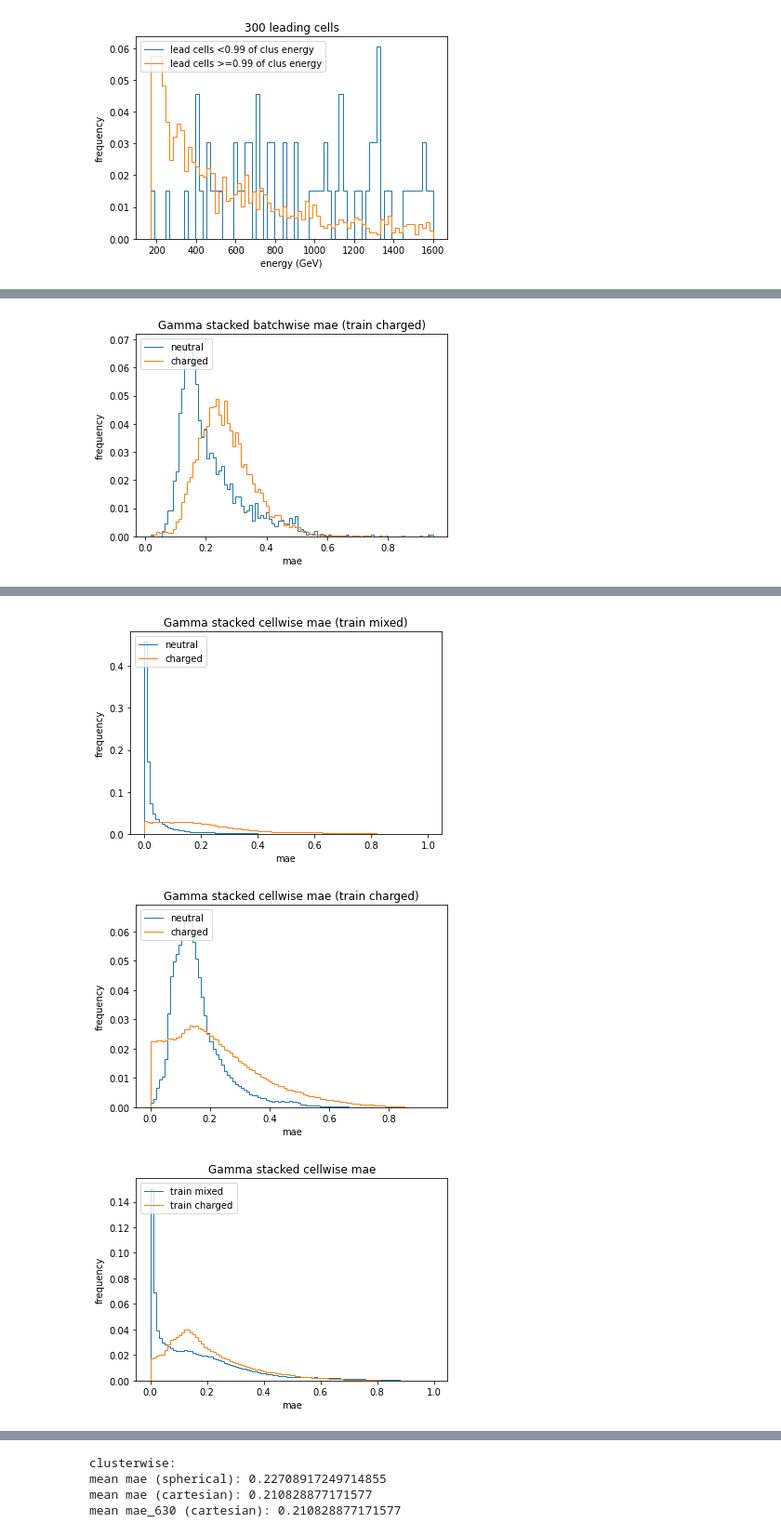
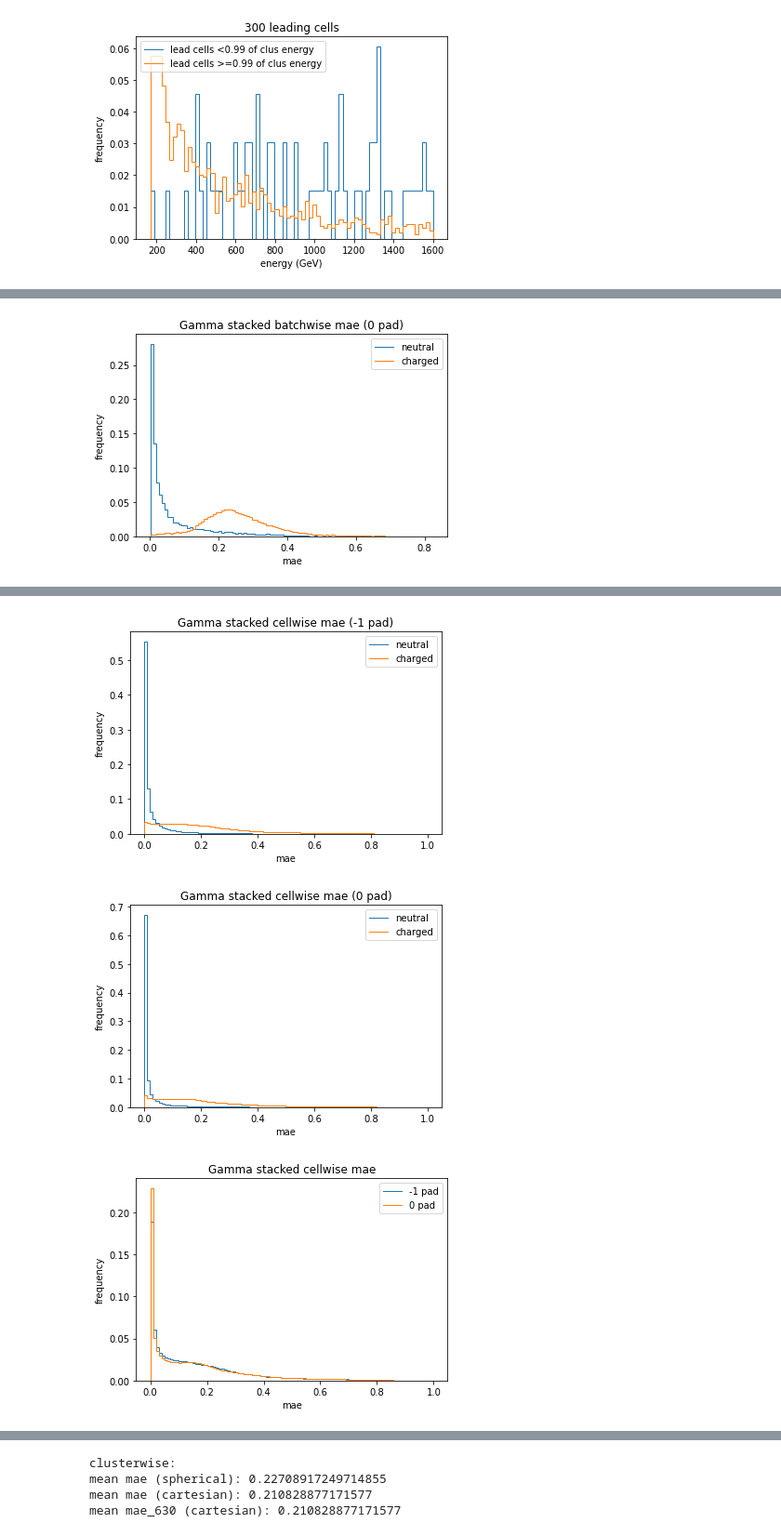
Before and after one commit to markojovo/JetPointNet, a Jupyter notebook: nbs/pion_analysis.ipynb, the cells around one changed output, grey strips where cells are left out. Shown at 93% size. Saved outputs shown, nothing was run; the diff lists cells and outputs as text; code cells hidden in the pictures.

```diff
--- a/nbs/pion_analysis.ipynb
+++ b/nbs/pion_analysis.ipynb
@@ -272,15 +346,18 @@ preds = preds_ca
 mae_sp = []
 mae_ca = []
 mae_ca_630 = []
-mae_tr_m_tst_m = []
-mae_tr_c_tst_m = []
+mae_1 = []
+mae_2 = []
 for i, clus_truth in enumerate(truth):
     not_padding = (clus_truth != -1)
-    mae_sp.append(np.mean(np.abs(preds_sp[i][not_padding] - clus_truth[not_padding])))
-    mae_ca.append(np.mean(np.abs(preds_ca[i][not_padding] - clus_truth[not_padding])))
-    mae_ca_630.append(np.mean(np.abs(preds_ca_630[i][not_padding[:630]] - clus_truth[not_padding][:630])))
-    mae_tr_m_tst_m.append(np.mean(np.abs(preds_train_mixed_test_mixed[i][not_padding] - clus_truth[not_padding])))
-    mae_tr_c_tst_m.append(np.mean(np.abs(preds_train_charged_test_mixed[i][not_padding] - clus_truth[not_padding])))
+    #mae_sp.append(np.mean(np.abs(preds_sp[i][not_padding] - clus_truth[not_padding])))
+    #mae_ca.append(np.mean(np.abs(preds_ca[i][not_padding] - clus_truth[not_padding])))
+    #mae_ca_630.append(np.mean(np.abs(preds_ca_630[i][not_padding[:630]] - clus_truth[not_padding][:630])))
+    mae_1.append(np.mean(np.abs(preds_1[i][not_padding] - clus_truth[not_padding])))
+    mae_2.append(np.mean(np.abs(preds_2[i][not_padding] - clus_truth[not_padding])))
 
 
 mae = mae_ca
+
+print("len mae:", len(mae_1))
+print("num clus in data:", len(processed_event_data["truth_particle"]))
@@ -287,42 +367,42 @@ mae = mae_ca
 # %%
 # plot mae seperate for pi+/- and pi0 - clusterwise
-mae_tr_m_tst_m = np.array(mae_tr_m_tst_m)
-mae_tr_c_tst_m = np.array(mae_tr_c_tst_m)
+mae_1 = np.array(mae_1)
+mae_2 = np.array(mae_2)
 
-neutral_cut = np.array(processed_event_data["truth_particle"])[:len(mae)] == 0
-charged_cut = np.array(processed_event_data["truth_particle"])[:len(mae)] == 1
+neutral_cut = np.array(processed_event_data["truth_particle"])[:len(mae_1)] == 0
+charged_cut = np.array(processed_event_data["truth_particle"])[:len(mae_1)] == 1
 
 
-print("mae (train mixed):", np.mean(mae_tr_m_tst_m))
-print("mae (neutral):", np.mean(mae_tr_m_tst_m[neutral_cut]))
-print("mae (charged):", np.mean(mae_tr_m_tst_m[charged_cut]))
-print("mae (train charged):", np.mean(mae_tr_c_tst_m))
-print("mae (neutral):", np.mean(mae_tr_c_tst_m[neutral_cut]))
-print("mae (charged):", np.mean(mae_tr_c_tst_m[charged_cut]))
+print("mae (train " + model_label_1 + "):", np.mean(mae_1))
+print("mae (neutral):", np.mean(mae_1[neutral_cut]))
+print("mae (charged):", np.mean(mae_1[charged_cut]))
+print("mae (train " + model_label_2 + "):", np.mean(mae_2))
+print("mae (neutral):", np.mean(mae_2[neutral_cut]))
+print("mae (charged):", np.mean(mae_2[charged_cut]))
 
-pu.plot_overlay_hist([mae_tr_m_tst_m[neutral_cut], mae_tr_m_tst_m[charged_cut]], 100, "Gamma stacked batchwise mae (train mixed)", "mae", "frequency", ["neutral", "charged"])
-pu.plot_overlay_hist([mae_tr_c_tst_m[neutral_cut], mae_tr_c_tst_m[charged_cut]], 100, "Gamma stacked batchwise mae (train charged)", "mae", "frequency", ["neutral", "charged"])
+pu.plot_overlay_hist([mae_1[neutral_cut], mae_1[charged_cut]], 100, "Gamma stacked batchwise mae (" + model_label_1 + ")", "mae", "frequency", ["neutral", "charged"])
+pu.plot_overlay_hist([mae_2[neutral_cut], mae_2[charged_cut]], 100, "Gamma stacked batchwise mae (" + model_label_2 + ")", "mae", "frequency", ["neutral", "charged"])
 
 # plot pointwise loss comparison
 unmasked_cut = truth != -1
-cellwise_mae_tr_m_tst_m = np.abs(truth[unmasked_cut] - preds_train_mixed_test_mixed[unmasked_cut])
-cellwise_mae_tr_c_tst_m = np.abs(truth[unmasked_cut] - preds_train_charged_test_mixed[unmasked_cut])
+cellwise_mae_1 = np.abs(truth[unmasked_cut] - preds_1[unmasked_cut])
+cellwise_mae_2 = np.abs(truth[unmasked_cut] - preds_2[unmasked_cut])
 
 cellwise_neutral_cut = []
-for clus_idx in range(len(mae)):
+for clus_idx in range(len(mae_1)):
     cellwise_neutral_cut.extend(np.tile(not processed_event_data["truth_particle"][clus_idx], len(processed_event_data["truth_EM_frac"][clus_idx])))
 
 cellwise_neutral_cut = np.array(cellwise_neutral_cut)
 print("cellwise:")
-print("mae (train mixed):", np.mean(cellwise_mae_tr_m_tst_m))
-print("mae (neutral):", np.mean(cellwise_mae_tr_m_tst_m[cellwise_neutral_cut]))
-print("mae (charged):", np.mean(cellwise_mae_tr_m_tst_m[~cellwise_neutral_cut]))
-print("mae (train charged):", np.mean(cellwise_mae_tr_c_tst_m))
-print("mae (neutral):", np.mean(cellwise_mae_tr_c_tst_m[cellwise_neutral_cut]))
-print("mae (charged):", np.mean(cellwise_mae_tr_c_tst_m[~cellwise_neutral_cut]))
+print("mae (" + model_label_1 + "):", np.mean(cellwise_mae_1))
+print("mae (neutral):", np.mean(cellwise_mae_1[cellwise_neutral_cut]))
+print("mae (charged):", np.mean(cellwise_mae_1[~cellwise_neutral_cut]))
+print("mae (" + model_label_2 + "):", np.mean(cellwise_mae_2))
+print("mae (neutral):", np.mean(cellwise_mae_2[cellwise_neutral_cut]))
+print("mae (charged):", np.mean(cellwise_mae_2[~cellwise_neutral_cut]))
 
-pu.plot_overlay_hist([cellwise_mae_tr_m_tst_m[cellwise_neutral_cut], cellwise_mae_tr_m_tst_m[~cellwise_neutral_cut]], 100, "Gamma stacked cellwise mae (train mixed)", "mae", "frequency", ["neutral", "charged"])
-pu.plot_overlay_hist([cellwise_mae_tr_c_tst_m[cellwise_neutral_cut], cellwise_mae_tr_c_tst_m[~cellwise_neutral_cut]], 100, "Gamma stacked cellwise mae (train charged)", "mae", "frequency", ["neutral", "charged"])
+pu.plot_overlay_hist([cellwise_mae_1[cellwise_neutral_cut], cellwise_mae_1[~cellwise_neutral_cut]], 100, "Gamma stacked cellwise mae (" + model_label_1 + ")", "mae", "frequency", ["neutral", "charged"])
+pu.plot_overlay_hist([cellwise_mae_2[cellwise_neutral_cut], cellwise_mae_2[~cellwise_neutral_cut]], 100, "Gamma stacked cellwise mae (" + model_label_2 + ")", "mae", "frequency", ["neutral", "charged"])
 
-pu.plot_overlay_hist([cellwise_mae_tr_m_tst_m, cellwise_mae_tr_c_tst_m], 100, "Gamma stacked cellwise mae", "mae", "frequency", ["train mixed", "train charged"])
+pu.plot_overlay_hist([cellwise_mae_1, cellwise_mae_2], 100, "Gamma stacked cellwise mae", "mae", "frequency", [model_label_1, model_label_2])
 # %% [output]
@@ -336,2 +416,2 @@ mae (charged): 0.26521892003114744
-[figure, old version]
+[figure, new version]
 cellwise:
@@ -344,6 +424,6 @@ mae (charged): 0.22224846584335914
-[figure, old version]
+[figure, new version]
-[figure, old version]
+[figure, new version]
-[figure, old version]
+[figure, new version]
 # %%
 # find most and least erroneous cluster predictions
 ranked_mae = np.argsort(mae)
```
Also changed, not shown: parts of 10 cells of this notebook, 8 other files.
